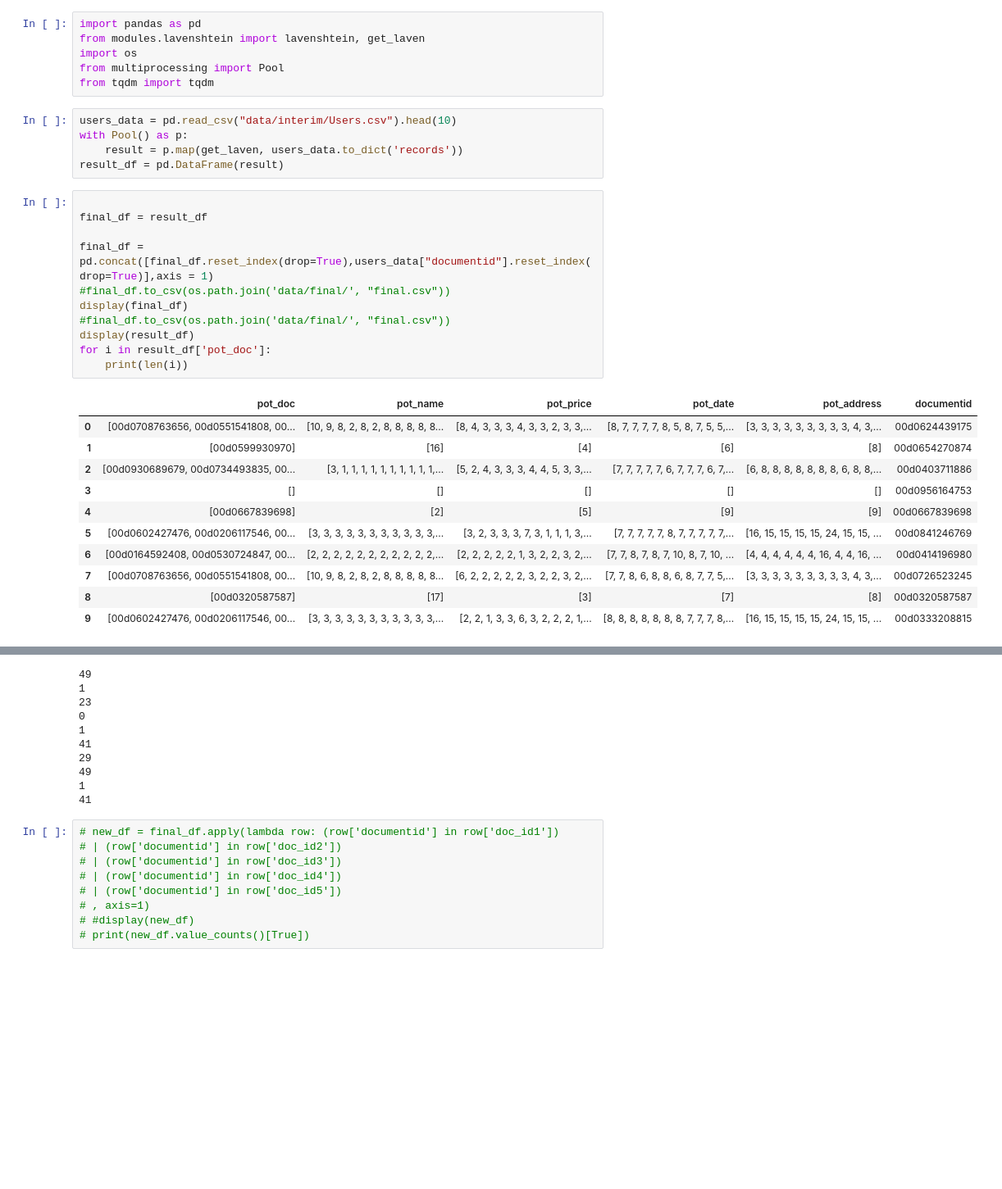
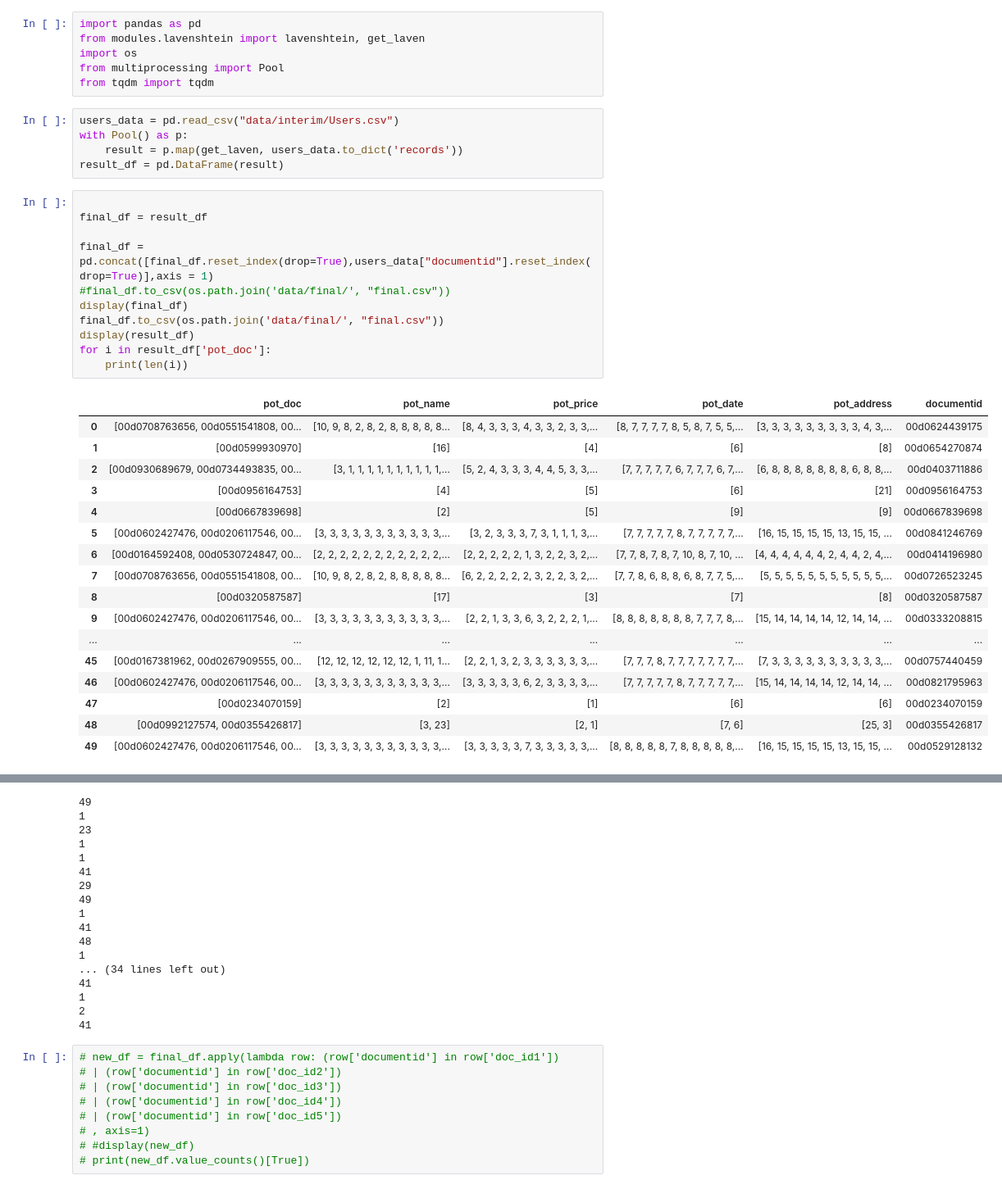
Before and after one commit to TopazFist/BillDatathon2023, a Jupyter notebook: laven_vname.ipynb, the cells around one changed output, grey strips where cells are left out. Shown at 82% size. Saved outputs shown, nothing was run; the diff lists cells and outputs as text; blank space fills up the shorter version.

```diff
--- a/laven_vname.ipynb
+++ b/laven_vname.ipynb
@@ -5,33 +5,39 @@ import os
 from multiprocessing import Pool
 from tqdm import tqdm
 # %%
-users_data = pd.read_csv("data/interim/Users.csv").head(10)
+users_data = pd.read_csv("data/interim/Users.csv")
 with Pool() as p:
     result = p.map(get_laven, users_data.to_dict('records'))
 result_df = pd.DataFrame(result)
 # %%
 
 final_df = result_df
 
 final_df = pd.concat([final_df.reset_index(drop=True),users_data["documentid"].reset_index(drop=True)],axis = 1)
 #final_df.to_csv(os.path.join('data/final/', "final.csv"))
 display(final_df)
-#final_df.to_csv(os.path.join('data/final/', "final.csv"))
+final_df.to_csv(os.path.join('data/final/', "final.csv"))
 display(result_df)
 for i in result_df['pot_doc']:
     print(len(i))
 # %% [output]
 |  | pot_doc | pot_name | pot_price | pot_date | pot_address | documentid |
 | 0 | [00d0708763656, 00d0551541808, 00... | [10, 9, 8, 2, 8, 2, 8, 8, 8, 8, 8... | [8, 4, 3, 3, 3, 4, 3, 3, 2, 3, 3,... | [8, 7, 7, 7, 7, 8, 5, 8, 7, 5, 5,... | [3, 3, 3, 3, 3, 3, 3, 3, 3, 4, 3,... | 00d0624439175 |
 | 1 | [00d0599930970] | [16] | [4] | [6] | [8] | 00d0654270874 |
 | 2 | [00d0930689679, 00d0734493835, 00... | [3, 1, 1, 1, 1, 1, 1, 1, 1, 1, 1,... | [5, 2, 4, 3, 3, 3, 4, 4, 5, 3, 3,... | [7, 7, 7, 7, 7, 6, 7, 7, 7, 6, 7,... | [6, 8, 8, 8, 8, 8, 8, 8, 6, 8, 8,... | 00d0403711886 |
-| 3 | [] | [] | [] | [] | [] | 00d0956164753 |
+| 3 | [00d0956164753] | [4] | [5] | [6] | [21] | 00d0956164753 |
 | 4 | [00d0667839698] | [2] | [5] | [9] | [9] | 00d0667839698 |
-| 5 | [00d0602427476, 00d0206117546, 00... | [3, 3, 3, 3, 3, 3, 3, 3, 3, 3, 3,... | [3, 2, 3, 3, 3, 7, 3, 1, 1, 1, 3,... | [7, 7, 7, 7, 7, 8, 7, 7, 7, 7, 7,... | [16, 15, 15, 15, 15, 24, 15, 15, ... | 00d0841246769 |
-| 6 | [00d0164592408, 00d0530724847, 00... | [2, 2, 2, 2, 2, 2, 2, 2, 2, 2, 2,... | [2, 2, 2, 2, 2, 1, 3, 2, 2, 3, 2,... | [7, 7, 8, 7, 8, 7, 10, 8, 7, 10, ... | [4, 4, 4, 4, 4, 4, 16, 4, 4, 16, ... | 00d0414196980 |
-| 7 | [00d0708763656, 00d0551541808, 00... | [10, 9, 8, 2, 8, 2, 8, 8, 8, 8, 8... | [6, 2, 2, 2, 2, 2, 3, 2, 2, 3, 2,... | [7, 7, 8, 6, 8, 8, 6, 8, 7, 7, 5,... | [3, 3, 3, 3, 3, 3, 3, 3, 3, 4, 3,... | 00d0726523245 |
+| 5 | [00d0602427476, 00d0206117546, 00... | [3, 3, 3, 3, 3, 3, 3, 3, 3, 3, 3,... | [3, 2, 3, 3, 3, 7, 3, 1, 1, 1, 3,... | [7, 7, 7, 7, 7, 8, 7, 7, 7, 7, 7,... | [16, 15, 15, 15, 15, 13, 15, 15, ... | 00d0841246769 |
+| 6 | [00d0164592408, 00d0530724847, 00... | [2, 2, 2, 2, 2, 2, 2, 2, 2, 2, 2,... | [2, 2, 2, 2, 2, 1, 3, 2, 2, 3, 2,... | [7, 7, 8, 7, 8, 7, 10, 8, 7, 10, ... | [4, 4, 4, 4, 4, 4, 2, 4, 4, 2, 4,... | 00d0414196980 |
+| 7 | [00d0708763656, 00d0551541808, 00... | [10, 9, 8, 2, 8, 2, 8, 8, 8, 8, 8... | [6, 2, 2, 2, 2, 2, 3, 2, 2, 3, 2,... | [7, 7, 8, 6, 8, 8, 6, 8, 7, 7, 5,... | [5, 5, 5, 5, 5, 5, 5, 5, 5, 5, 5,... | 00d0726523245 |
 | 8 | [00d0320587587] | [17] | [3] | [7] | [8] | 00d0320587587 |
-| 9 | [00d0602427476, 00d0206117546, 00... | [3, 3, 3, 3, 3, 3, 3, 3, 3, 3, 3,... | [2, 2, 1, 3, 3, 6, 3, 2, 2, 2, 1,... | [8, 8, 8, 8, 8, 8, 8, 7, 7, 7, 8,... | [16, 15, 15, 15, 15, 24, 15, 15, ... | 00d0333208815 |
+| 9 | [00d0602427476, 00d0206117546, 00... | [3, 3, 3, 3, 3, 3, 3, 3, 3, 3, 3,... | [2, 2, 1, 3, 3, 6, 3, 2, 2, 2, 1,... | [8, 8, 8, 8, 8, 8, 8, 7, 7, 7, 8,... | [15, 14, 14, 14, 14, 12, 14, 14, ... | 00d0333208815 |
+| ... | ... | ... | ... | ... | ... | ... |
+| 45 | [00d0167381962, 00d0267909555, 00... | [12, 12, 12, 12, 12, 12, 1, 11, 1... | [2, 2, 1, 3, 2, 3, 3, 3, 3, 3, 3,... | [7, 7, 7, 8, 7, 7, 7, 7, 7, 7, 7,... | [7, 3, 3, 3, 3, 3, 3, 3, 3, 3, 3,... | 00d0757440459 |
+| 46 | [00d0602427476, 00d0206117546, 00... | [3, 3, 3, 3, 3, 3, 3, 3, 3, 3, 3,... | [3, 3, 3, 3, 3, 6, 2, 3, 3, 3, 3,... | [7, 7, 7, 7, 7, 8, 7, 7, 7, 7, 7,... | [15, 14, 14, 14, 14, 12, 14, 14, ... | 00d0821795963 |
+| 47 | [00d0234070159] | [2] | [1] | [6] | [6] | 00d0234070159 |
+| 48 | [00d0992127574, 00d0355426817] | [3, 23] | [2, 1] | [7, 6] | [25, 3] | 00d0355426817 |
+| 49 | [00d0602427476, 00d0206117546, 00... | [3, 3, 3, 3, 3, 3, 3, 3, 3, 3, 3,... | [3, 3, 3, 3, 3, 7, 3, 3, 3, 3, 3,... | [8, 8, 8, 8, 8, 7, 8, 8, 8, 8, 8,... | [16, 15, 15, 15, 15, 13, 15, 15, ... | 00d0529128132 |
 |  | pot_doc | pot_name | pot_price | pot_date | pot_address |
 | 0 | [00d0708763656, 00d0551541808, 00... | [10, 9, 8, 2, 8, 2, 8, 8, 8, 8, 8... | [8, 4, 3, 3, 3, 4, 3, 3, 2, 3, 3,... | [8, 7, 7, 7, 7, 8, 5, 8, 7, 5, 5,... | [3, 3, 3, 3, 3, 3, 3, 3, 3, 4, 3,... |
 | 1 | [00d0599930970] | [16] | [4] | [6] | [8] |
@@ -46,13 +58,20 @@ for i in result_df['pot_doc']:
 49
 1
 23
-0
+1
 1
 41
 29
 49
 1
 41
+48
+1
+... (34 lines left out)
+41
+1
+2
+41
 # %%
 # new_df = final_df.apply(lambda row: (row['documentid'] in row['doc_id1'])
 # | (row['documentid'] in row['doc_id2'])
```
Also changed, not shown: parts of 1 cell of this notebook, 1 other file.
